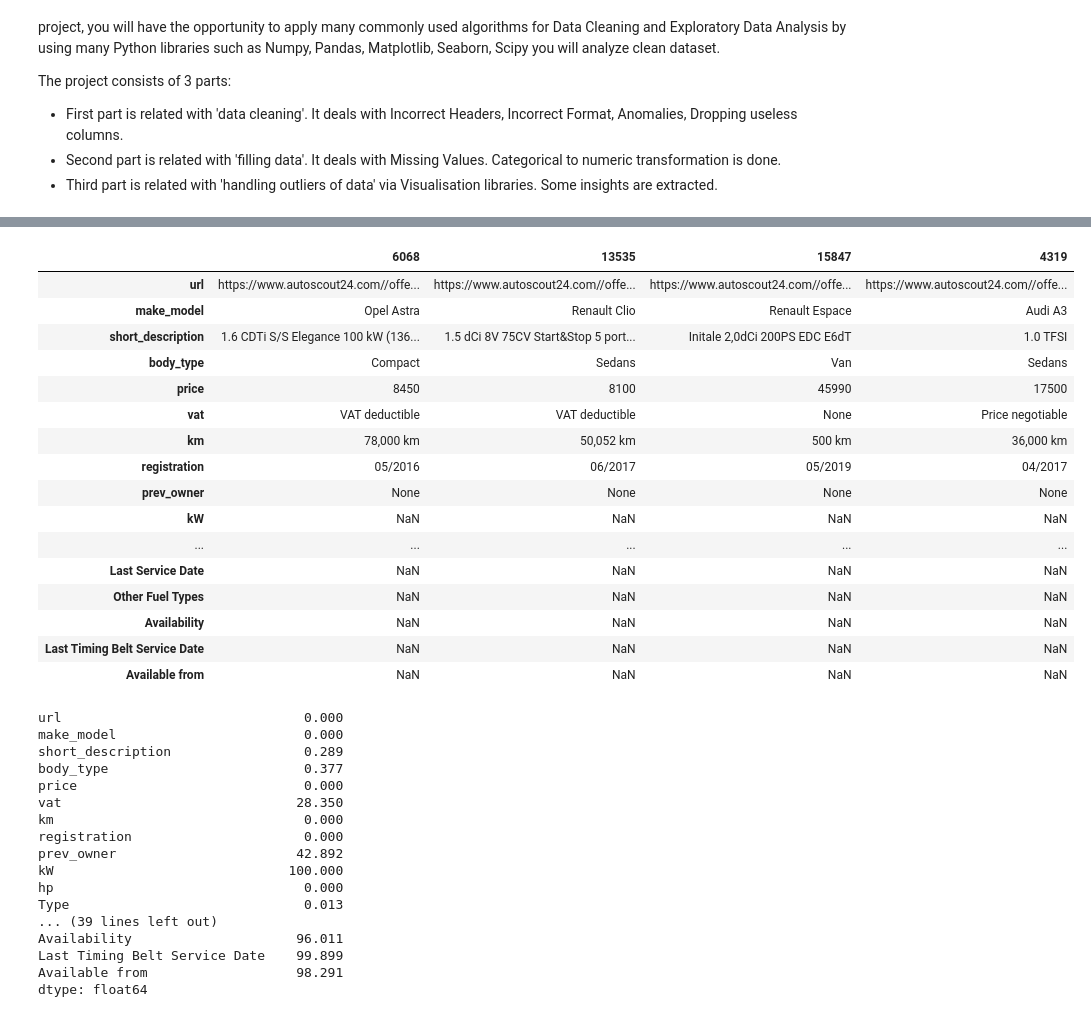
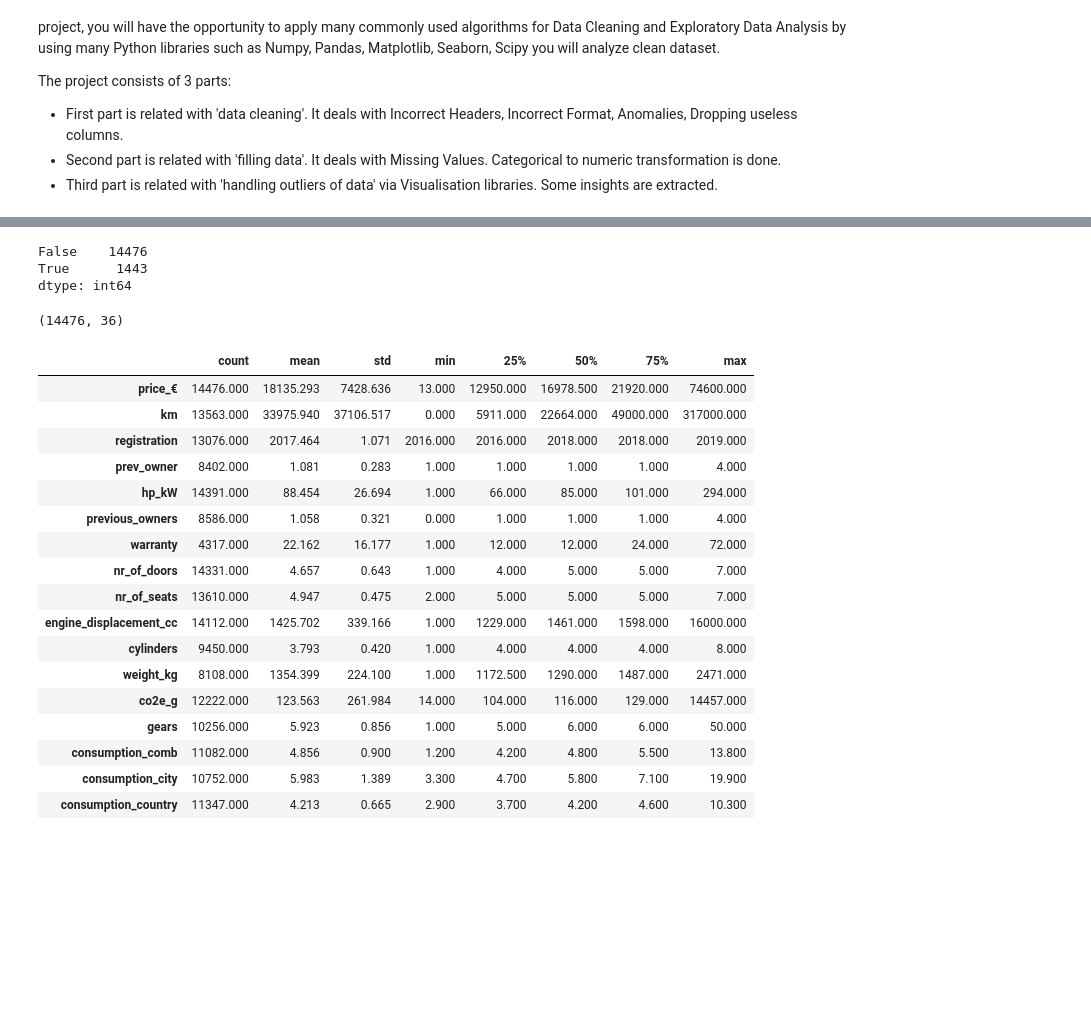
Before and after one commit to ustab/SOURCE, a Jupyter notebook: Expolatory Data Analysis(EDA) Capstone Project-Scout Car/Capstone Project-(AutoScout)-Student.ipynb, the cells around one changed output, grey strips where cells are left out. Saved outputs shown, nothing was run; the diff lists cells and outputs as text; code cells hidden in the pictures; blank space fills up the shorter version.

```diff
--- a/Expolatory Data Analysis(EDA) Capstone Project-Scout Car/Capstone Project-(AutoScout)-Student.ipynb
+++ b/Expolatory Data Analysis(EDA) Capstone Project-Scout Car/Capstone Project-(AutoScout)-Student.ipynb
@@ -64,0 +46,2 @@ df = pd.read_json("scout_car.json", lines=True)
+# %%
+df = pd.read_csv("cleaned_autoscout.csv")
@@ -85,40 +112,33 @@ memory usage: 6.6+ MB
+# %%
+df.duplicated().value_counts()
+# %% [output]
+False    14476
+True      1443
+dtype: int64
+# %%
+df.drop_duplicates(keep="first", inplace=True)
+# %%
+df.shape
+# %% [output]
+(14476, 36)
 # %%
-df.sample(4).T
+df.describe().T
 # %% [output]
-|  | 6068 | 13535 | 15847 | 4319 |
-| url | https://www.autoscout24.com//offe... | https://www.autoscout24.com//offe... | https://www.autoscout24.com//offe... | https://www.autoscout24.com//offe... |
-| make_model | Opel Astra | Renault Clio | Renault Espace | Audi A3 |
-| short_description | 1.6 CDTi S/S Elegance 100 kW (136... | 1.5 dCi 8V 75CV Start&Stop 5 port... | Initale 2,0dCi 200PS EDC E6dT | 1.0 TFSI |
-| body_type | Compact | Sedans | Van | Sedans |
-| price | 8450 | 8100 | 45990 | 17500 |
-| vat | VAT deductible | VAT deductible | None | Price negotiable |
-| km | 78,000 km | 50,052 km | 500 km | 36,000 km |
-| registration | 05/2016 | 06/2017 | 05/2019 | 04/2017 |
-| prev_owner | None | None | None | None |
-| kW | NaN | NaN | NaN | NaN |
-| ... | ... | ... | ... | ... |
-| Last Service Date | NaN | NaN | NaN | NaN |
-| Other Fuel Types | NaN | NaN | NaN | NaN |
-| Availability | NaN | NaN | NaN | NaN |
-| Last Timing Belt Service Date | NaN | NaN | NaN | NaN |
-| Available from | NaN | NaN | NaN | NaN |
+|  | count | mean | std | min | 25% | 50% | 75% | max |
+| price_€ | 14476.000 | 18135.293 | 7428.636 | 13.000 | 12950.000 | 16978.500 | 21920.000 | 74600.000 |
+| km | 13563.000 | 33975.940 | 37106.517 | 0.000 | 5911.000 | 22664.000 | 49000.000 | 317000.000 |
+| registration | 13076.000 | 2017.464 | 1.071 | 2016.000 | 2016.000 | 2018.000 | 2018.000 | 2019.000 |
+| prev_owner | 8402.000 | 1.081 | 0.283 | 1.000 | 1.000 | 1.000 | 1.000 | 4.000 |
+| hp_kW | 14391.000 | 88.454 | 26.694 | 1.000 | 66.000 | 85.000 | 101.000 | 294.000 |
+| previous_owners | 8586.000 | 1.058 | 0.321 | 0.000 | 1.000 | 1.000 | 1.000 | 4.000 |
+| warranty | 4317.000 | 22.162 | 16.177 | 1.000 | 12.000 | 12.000 | 24.000 | 72.000 |
+| nr_of_doors | 14331.000 | 4.657 | 0.643 | 1.000 | 4.000 | 5.000 | 5.000 | 7.000 |
+| nr_of_seats | 13610.000 | 4.947 | 0.475 | 2.000 | 5.000 | 5.000 | 5.000 | 7.000 |
+| engine_displacement_cc | 14112.000 | 1425.702 | 339.166 | 1.000 | 1229.000 | 1461.000 | 1598.000 | 16000.000 |
+| cylinders | 9450.000 | 3.793 | 0.420 | 1.000 | 4.000 | 4.000 | 4.000 | 8.000 |
+| weight_kg | 8108.000 | 1354.399 | 224.100 | 1.000 | 1172.500 | 1290.000 | 1487.000 | 2471.000 |
+| co2e_g | 12222.000 | 123.563 | 261.984 | 14.000 | 104.000 | 116.000 | 129.000 | 14457.000 |
+| gears | 10256.000 | 5.923 | 0.856 | 1.000 | 5.000 | 6.000 | 6.000 | 50.000 |
+| consumption_comb | 11082.000 | 4.856 | 0.900 | 1.200 | 4.200 | 4.800 | 5.500 | 13.800 |
+| consumption_city | 10752.000 | 5.983 | 1.389 | 3.300 | 4.700 | 5.800 | 7.100 | 19.900 |
+| consumption_country | 11347.000 | 4.213 | 0.665 | 2.900 | 3.700 | 4.200 | 4.600 | 10.300 |
-# %%
-df.isnull().sum() / df.shape[0] * 100
-# %% [output]
-url                               0.000
-make_model                        0.000
-short_description                 0.289
-body_type                         0.377
-price                             0.000
-vat                              28.350
-km                                0.000
-registration                      0.000
-prev_owner                       42.892
-kW                              100.000
-hp                                0.000
-Type                              0.013
-... (39 lines left out)
-Availability                     96.011
-Last Timing Belt Service Date    99.899
-Available from                   98.291
-dtype: float64
```
Also changed, not shown: parts of 89 cells of this notebook.
